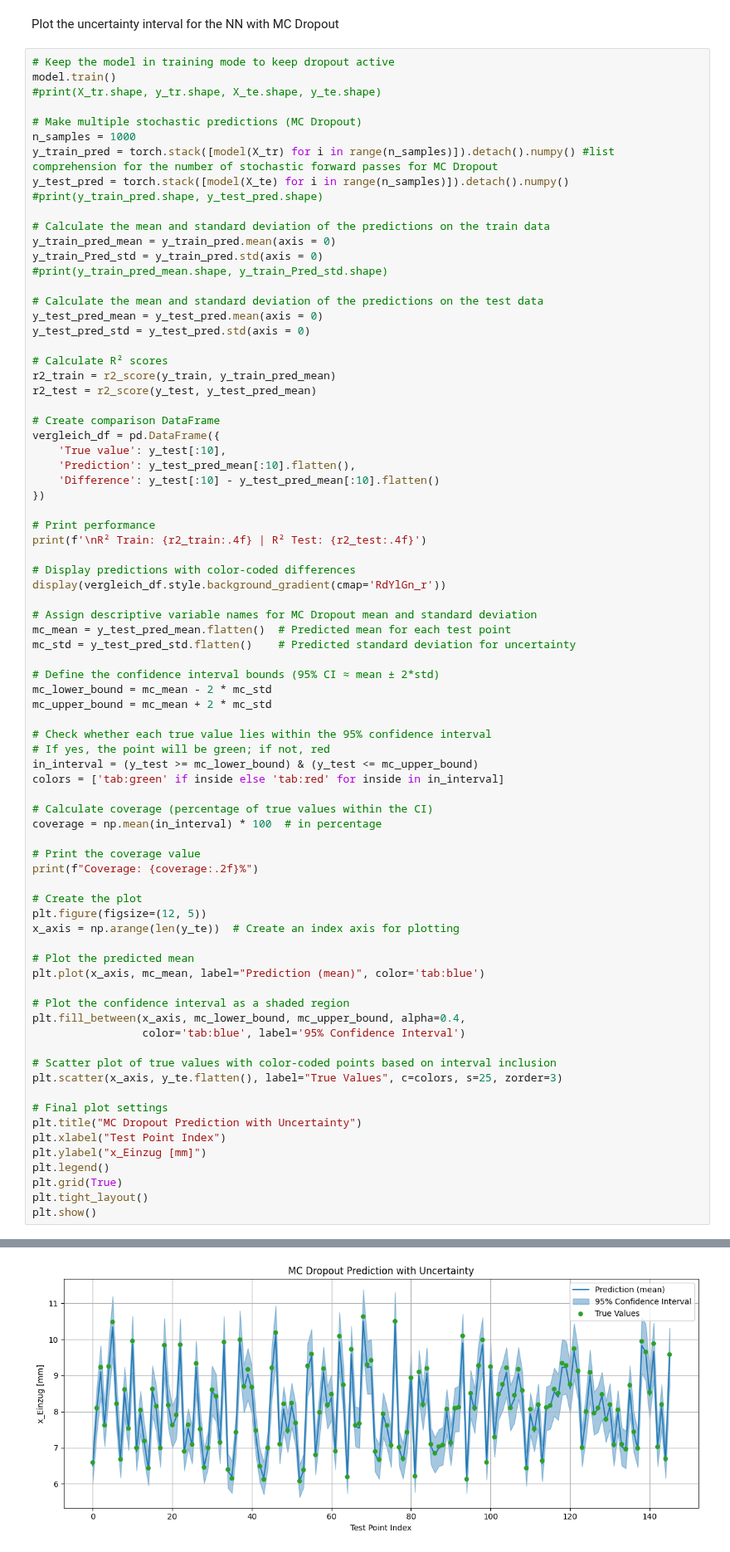
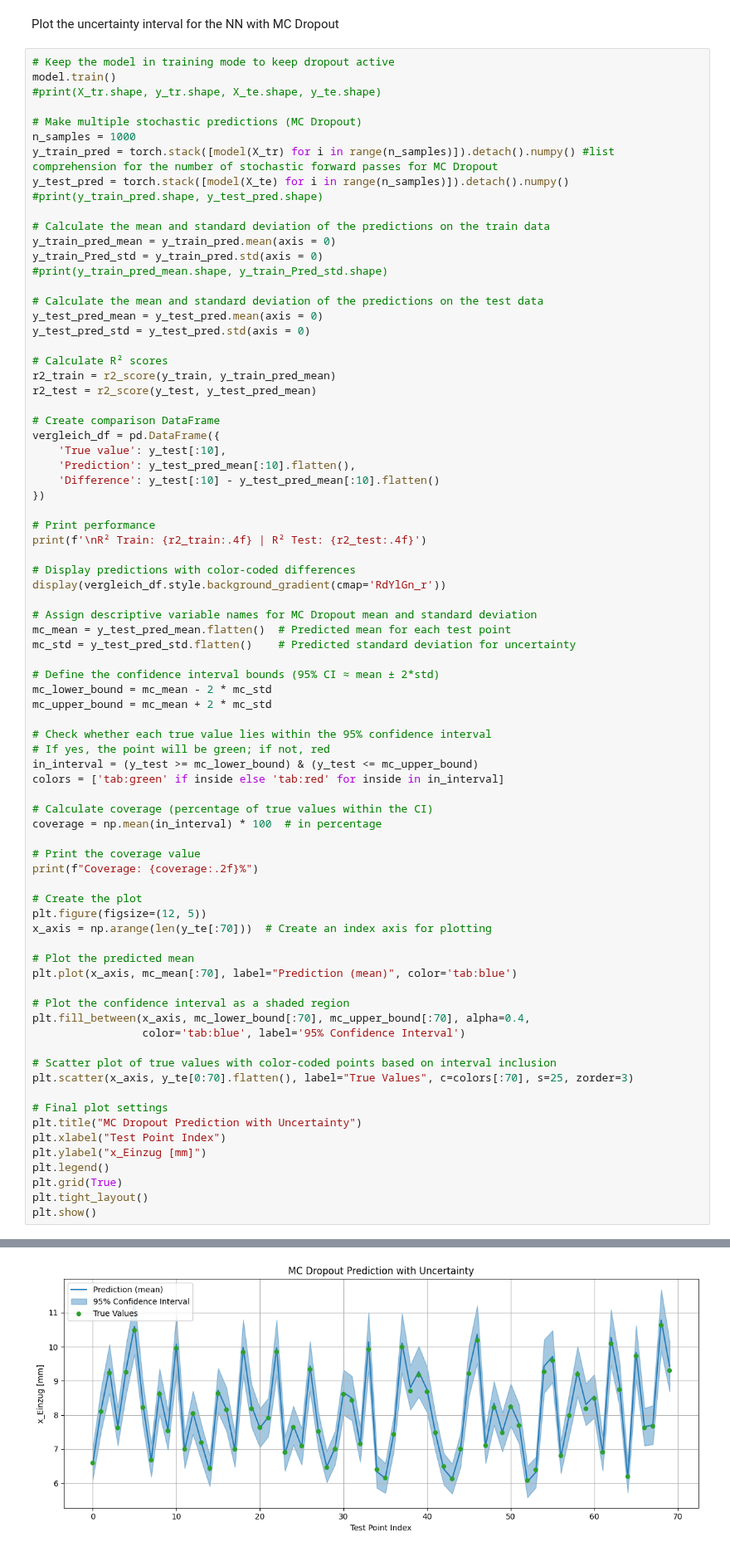
Before and after one commit to Fynn1612/Masterarbeit, a Jupyter notebook: models/NN with MC Dropout.ipynb, the cells around one changed output, grey strips where cells are left out. Shown at 83% size. Drawn from its saved outputs; the diff is of its cells as text.

```diff
--- a/models/NN with MC Dropout.ipynb
+++ b/models/NN with MC Dropout.ipynb
@@ -155,17 +155,17 @@ print(f"Coverage: {coverage:.2f}%")
 
 # Create the plot
 plt.figure(figsize=(12, 5))
-x_axis = np.arange(len(y_te))  # Create an index axis for plotting
+x_axis = np.arange(len(y_te[:70]))  # Create an index axis for plotting
 
 # Plot the predicted mean
-plt.plot(x_axis, mc_mean, label="Prediction (mean)", color='tab:blue')
+plt.plot(x_axis, mc_mean[:70], label="Prediction (mean)", color='tab:blue')
 
 # Plot the confidence interval as a shaded region
-plt.fill_between(x_axis, mc_lower_bound, mc_upper_bound, alpha=0.4,
+plt.fill_between(x_axis, mc_lower_bound[:70], mc_upper_bound[:70], alpha=0.4,
                  color='tab:blue', label='95% Confidence Interval')
 
 # Scatter plot of true values with color-coded points based on interval inclusion
-plt.scatter(x_axis, y_te.flatten(), label="True Values", c=colors, s=25, zorder=3)
+plt.scatter(x_axis, y_te[0:70].flatten(), label="True Values", c=colors[:70], s=25, zorder=3)
 
 # Final plot settings
 plt.title("MC Dropout Prediction with Uncertainty")
@@ -195,2 +191,2 @@ R² Train: 0.9948 | R² Test: 0.9949
 Coverage: 100.00%
-[figure, old version]
+[figure, new version]
```
Also changed, not shown: parts of 1 cell of this notebook, 1 other file.
